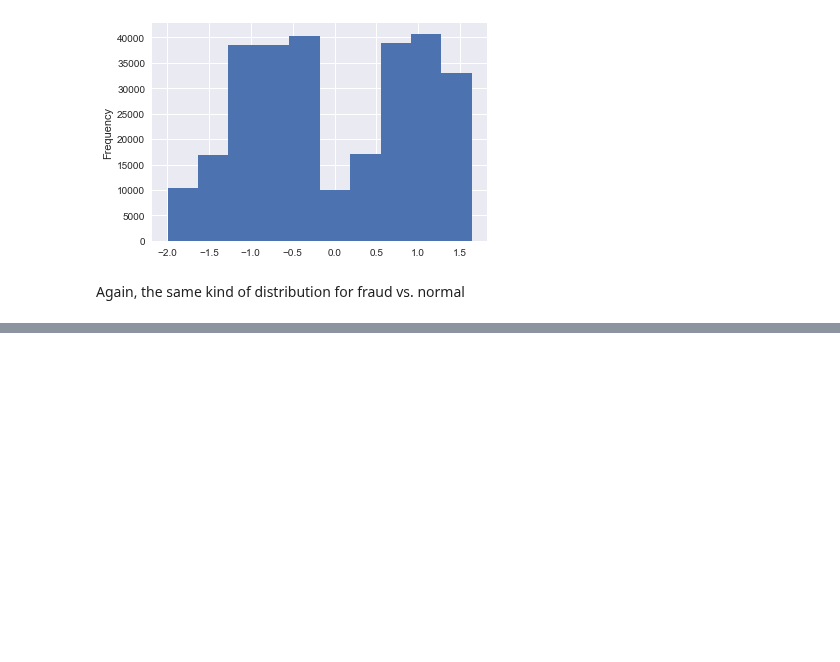
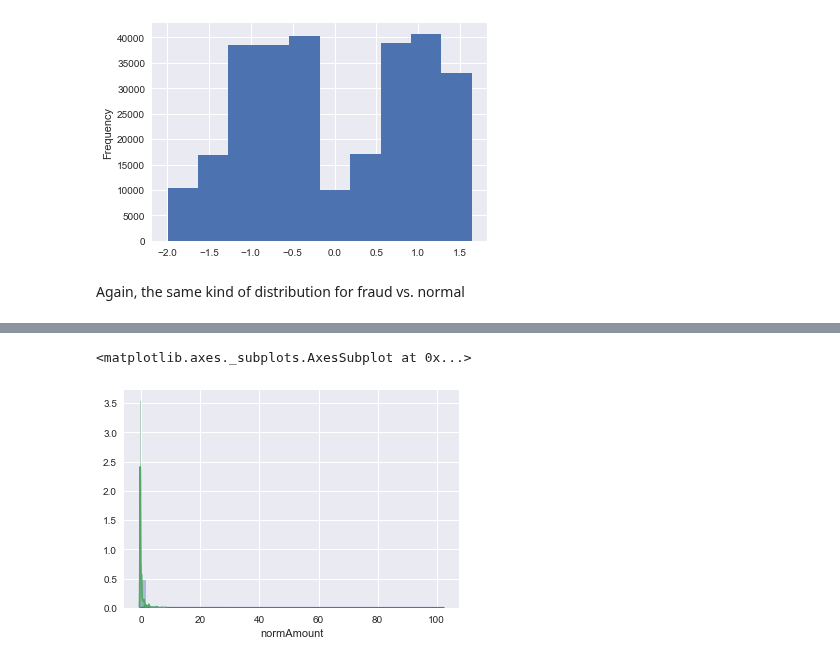
Before and after one commit to sushant2811/CreditCardFraudDetection, a Jupyter notebook: CreditCardFraudDetection.ipynb, the cells around one changed output, grey strips where cells are left out. Saved outputs shown, nothing was run; the diff lists cells and outputs as text; code cells hidden in the pictures; blank space fills up the shorter version.

```diff
--- a/CreditCardFraudDetection.ipynb
+++ b/CreditCardFraudDetection.ipynb
@@ -273,0 +295,6 @@ Again, the same kind of distribution for fraud vs. normal
+# %%
+sns.distplot(dfMod['normAmount'][dfMod['Class'] == 0])
+sns.distplot(dfMod['normAmount'][dfMod['Class'] == 1])
+# %% [output]
+<matplotlib.axes._subplots.AxesSubplot at 0x...>
+[figure, added]
```
Also changed, not shown: parts of 6 cells of this notebook.
